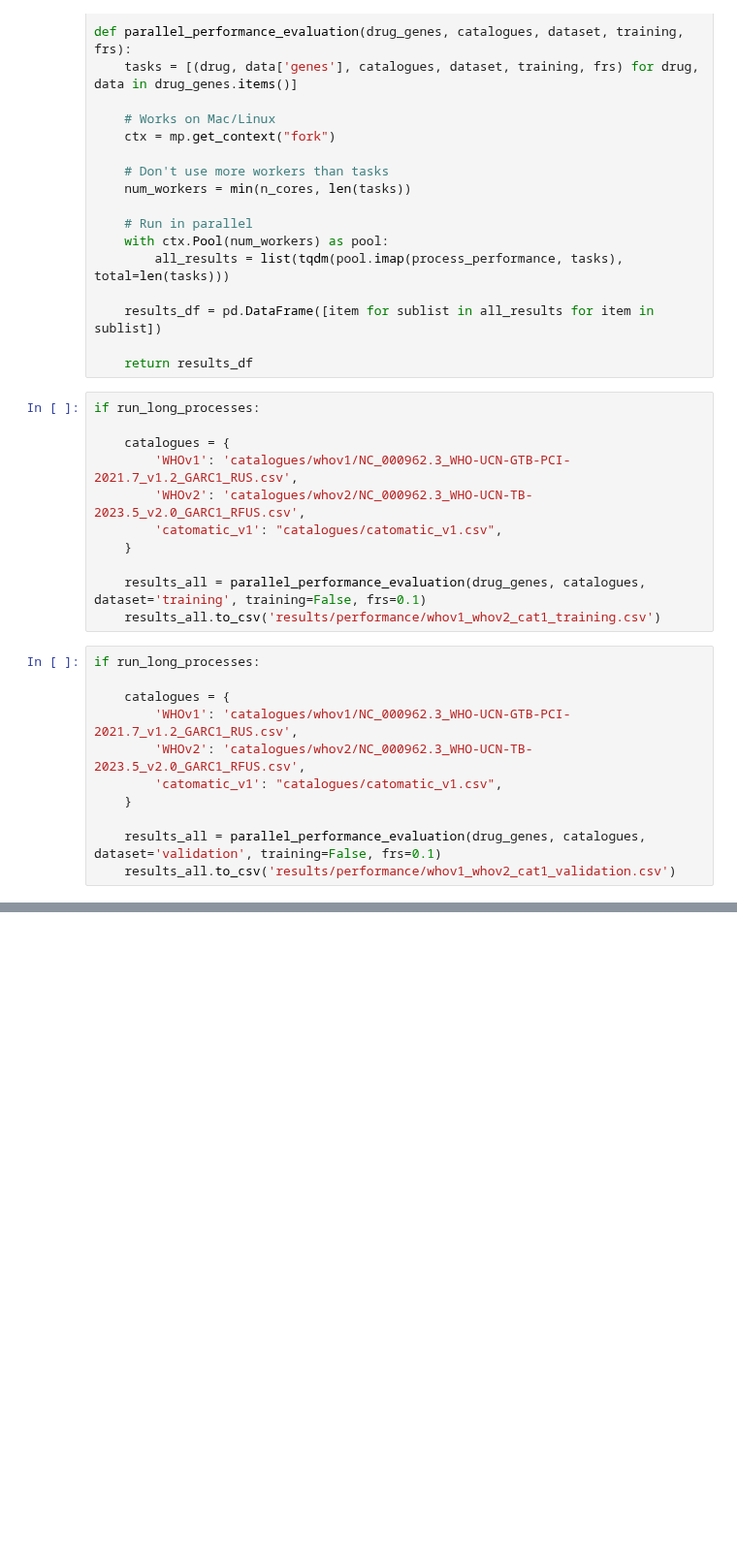
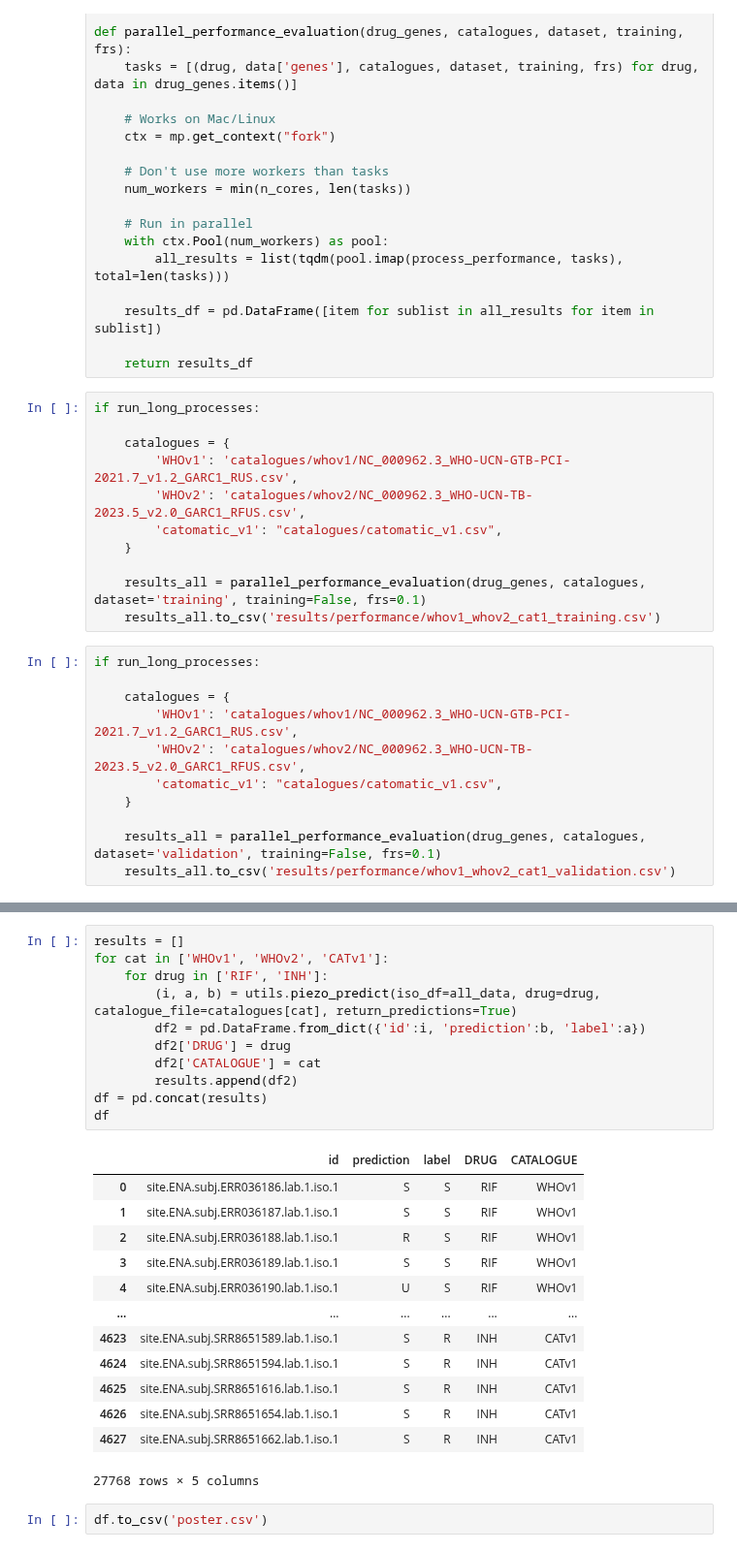
Before and after one commit to fowler-lab/cryptic-catalogues-2025, a Jupyter notebook: 06-apply-cats.ipynb, the cells around one changed output, grey strips where cells are left out. Shown at 97% size. Cells and saved outputs as stored; diff of their text form; blank space fills up the shorter version.

Commit message:
calc MDR for poster

```diff
--- a/06-apply-cats.ipynb
+++ b/06-apply-cats.ipynb
@@ -130,0 +216,27 @@ if run_long_processes:
+# %%
+results = []
+for cat in ['WHOv1', 'WHOv2', 'CATv1']:
+    for drug in ['RIF', 'INH']:
+        (i, a, b) = utils.piezo_predict(iso_df=all_data, drug=drug, catalogue_file=catalogues[cat], return_predictions=True)
+        df2 = pd.DataFrame.from_dict({'id':i, 'prediction':b, 'label':a})
+        df2['DRUG'] = drug
+        df2['CATALOGUE'] = cat
+        results.append(df2)
+df = pd.concat(results)
+df
+# %% [output]
+|  | id | prediction | label | DRUG | CATALOGUE |
+| 0 | site.ENA.subj.ERR036186.lab.1.iso.1 | S | S | RIF | WHOv1 |
+| 1 | site.ENA.subj.ERR036187.lab.1.iso.1 | S | S | RIF | WHOv1 |
+| 2 | site.ENA.subj.ERR036188.lab.1.iso.1 | R | S | RIF | WHOv1 |
+| 3 | site.ENA.subj.ERR036189.lab.1.iso.1 | S | S | RIF | WHOv1 |
+| 4 | site.ENA.subj.ERR036190.lab.1.iso.1 | U | S | RIF | WHOv1 |
+| ... | ... | ... | ... | ... | ... |
+| 4623 | site.ENA.subj.SRR8651589.lab.1.iso.1 | S | R | INH | CATv1 |
+| 4624 | site.ENA.subj.SRR8651594.lab.1.iso.1 | S | R | INH | CATv1 |
+| 4625 | site.ENA.subj.SRR8651616.lab.1.iso.1 | S | R | INH | CATv1 |
+| 4626 | site.ENA.subj.SRR8651654.lab.1.iso.1 | S | R | INH | CATv1 |
+| 4627 | site.ENA.subj.SRR8651662.lab.1.iso.1 | S | R | INH | CATv1 |
+27768 rows × 5 columns
+# %%
+df.to_csv('poster.csv')
```
Also changed, not shown: parts of 15 cells of this notebook, 1 other file.
